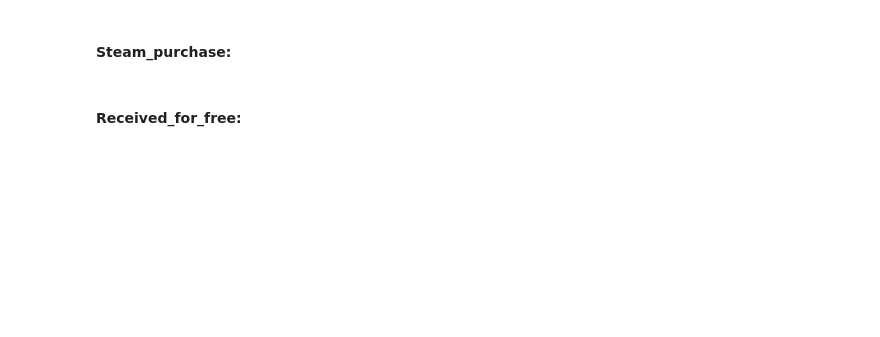
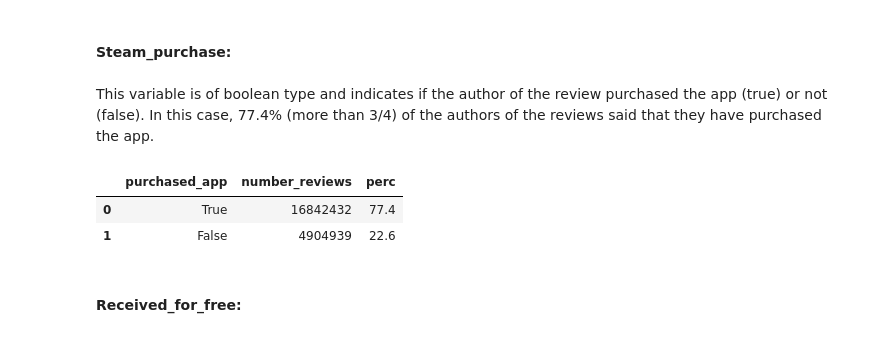
Before and after one commit to brauliovillalobos/ADM_HW2_Sapienza, a Jupyter notebook: HW_2_ADM.ipynb, the cells around one changed output. Saved outputs shown, nothing was run; the diff lists cells and outputs as text; code cells hidden in the pictures; blank space fills up the shorter version.

```diff
--- a/HW_2_ADM.ipynb
+++ b/HW_2_ADM.ipynb
@@ -457,4 +306,15 @@ weighted_score_df.weighted_score.max()
 # %% [markdown]
 #### Steam_purchase:
+# %% [markdown]
+This variable is of boolean type and indicates if the author of the review purchased the app (true) or not (false). In this case, 77.4% (more than 3/4) of the authors of the reviews said that they have purchased the app.
+# %%
+purchased_steam = pd.DataFrame(vaex_df['steam_purchase'].value_counts()).reset_index()
+purchased_steam = purchased_steam.rename(columns = {'index':'purchased_app',0:'number_reviews'})
+purchased_steam['perc'] = round((purchased_steam['number_reviews']/len(vaex_df))*100,1)
+purchased_steam
+# %% [output]
+|  | purchased_app | number_reviews | perc |
+| 0 | True | 16842432 | 77.4 |
+| 1 | False | 4904939 | 22.6 |
 # %% [markdown]
 #### Received_for_free:
```
Also changed, not shown: parts of 65 cells of this notebook.
